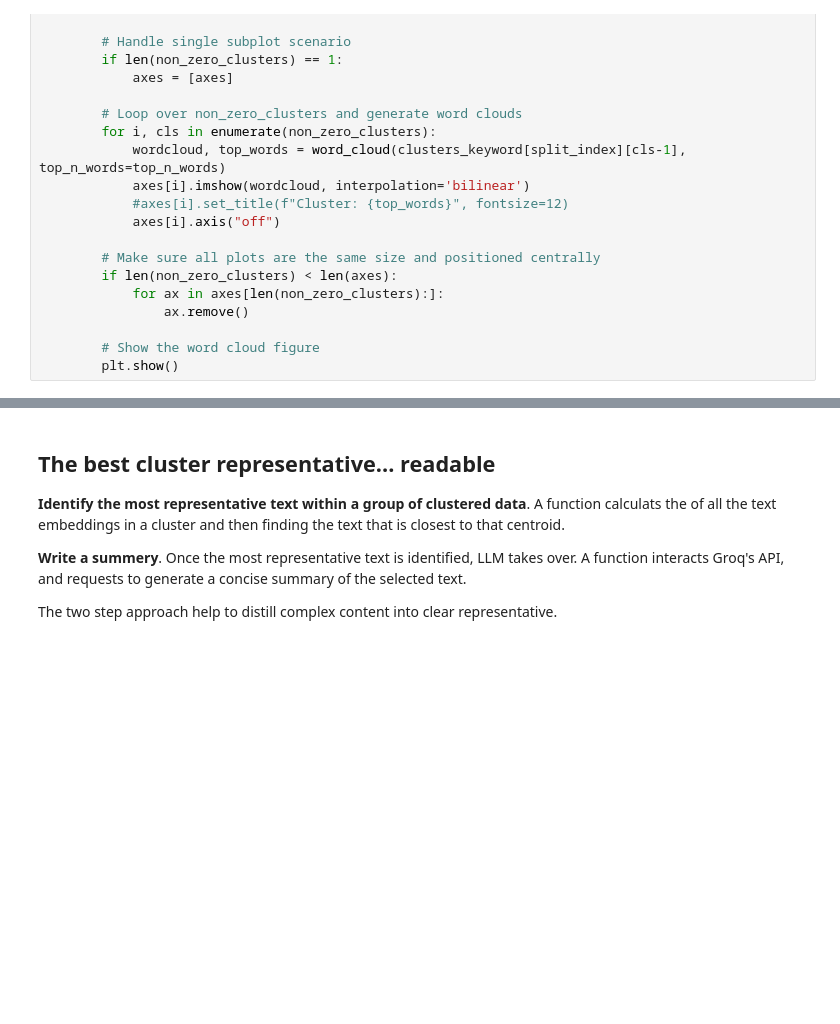
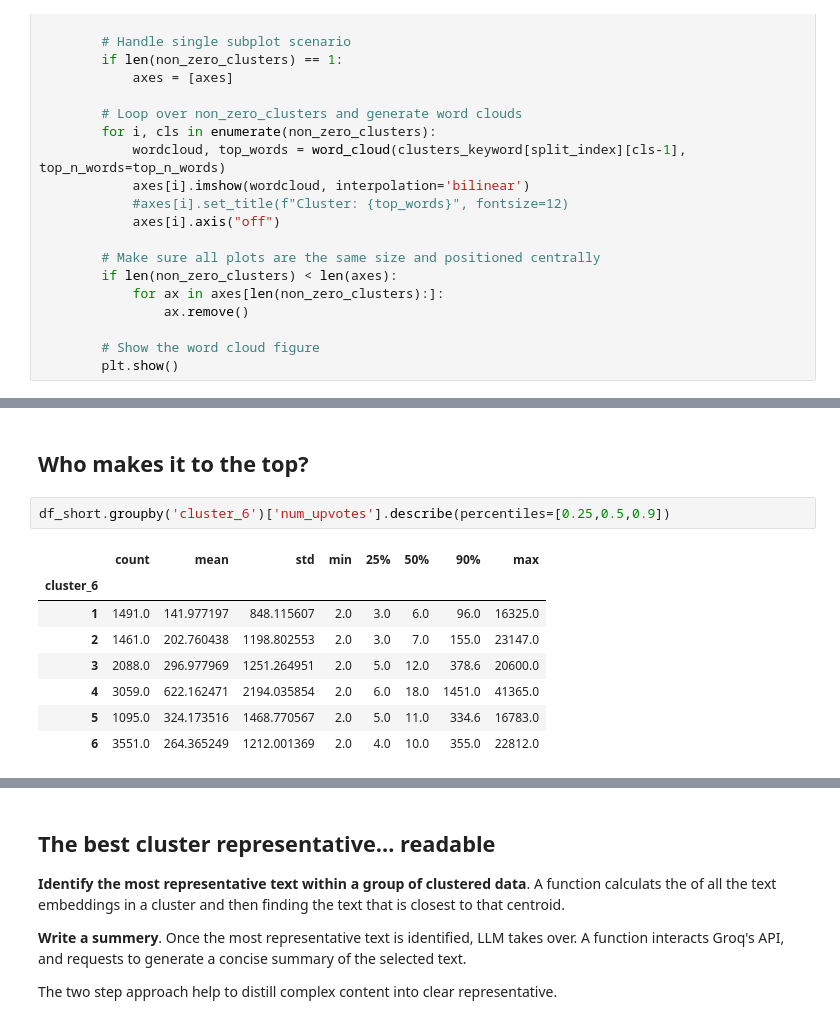
Before and after one commit to InnaVays/AITA-comment-generator, a Jupyter notebook: TextAnalysis.ipynb, the cells around one changed output, grey strips where cells are left out. Saved outputs shown, nothing was run; the diff lists cells and outputs as text; blank space fills up the shorter version.

```diff
--- a/TextAnalysis.ipynb
+++ b/TextAnalysis.ipynb
@@ -407 +399,14 @@ TOPIC 3
 -*-*-*-*-*-*-*-*-*-*-*-*-*-*-*-*-*-*-*-*-*-*-*-*-*-*-*-*-*-*-*-*-*-*-*-*-*-*-*-*
+# %% [markdown]
+## Who makes it to the top?
+# %%
+df_short.groupby('cluster_6')['num_upvotes'].describe(percentiles=[0.25,0.5,0.9])
+# %% [output]
+|  | count | mean | std | min | 25% | 50% | 90% | max |
+| cluster_6 |  |  |  |  |  |  |  |  |
+| 1 | 1491.0 | 141.977197 | 848.115607 | 2.0 | 3.0 | 6.0 | 96.0 | 16325.0 |
+| 2 | 1461.0 | 202.760438 | 1198.802553 | 2.0 | 3.0 | 7.0 | 155.0 | 23147.0 |
+| 3 | 2088.0 | 296.977969 | 1251.264951 | 2.0 | 5.0 | 12.0 | 378.6 | 20600.0 |
+| 4 | 3059.0 | 622.162471 | 2194.035854 | 2.0 | 6.0 | 18.0 | 1451.0 | 41365.0 |
+| 5 | 1095.0 | 324.173516 | 1468.770567 | 2.0 | 5.0 | 11.0 | 334.6 | 16783.0 |
+| 6 | 3551.0 | 264.365249 | 1212.001369 | 2.0 | 4.0 | 10.0 | 355.0 | 22812.0 |
```
Also changed, not shown: parts of 16 cells of this notebook.
